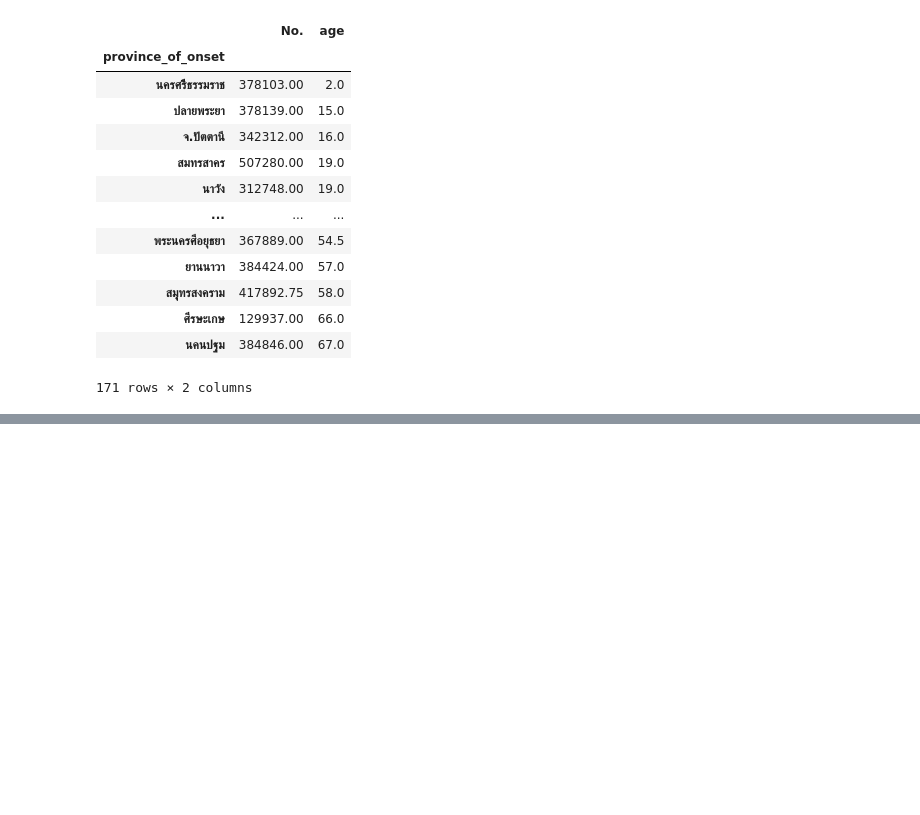
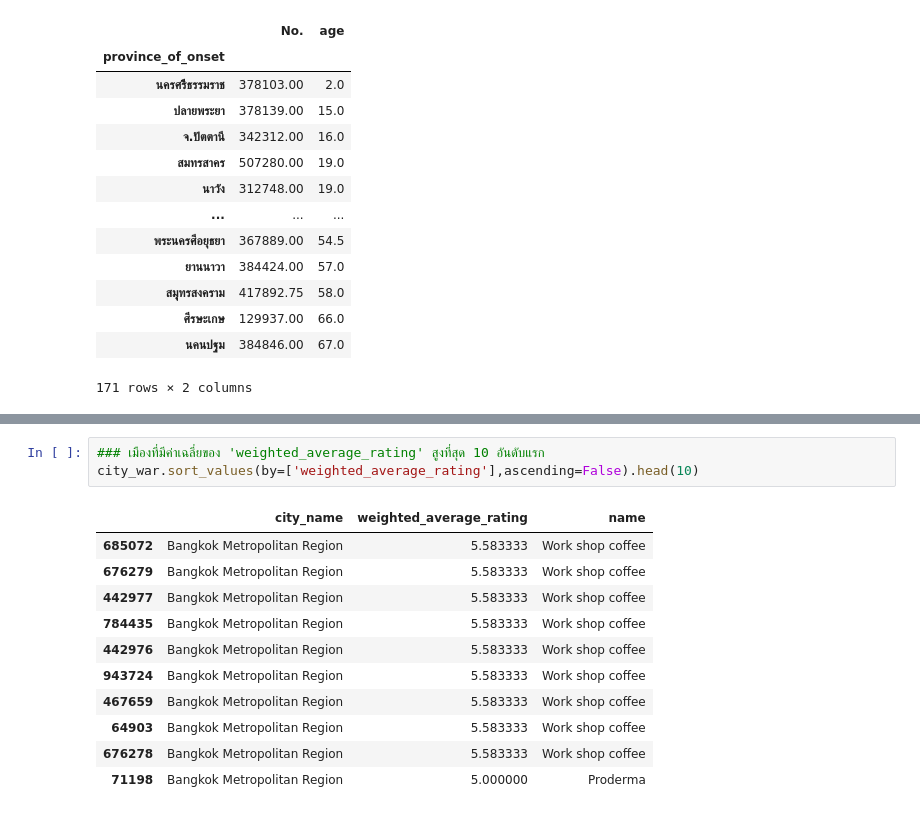
Before and after one commit to chuangchai49097/DWDM21, a Jupyter notebook: Data_Preprocessing_(Chapter_3).ipynb, the cells around one changed output, grey strips where cells are left out. Cells and saved outputs as stored; diff of their text form; blank space fills up the shorter version.

```diff
--- a/Data_Preprocessing_(Chapter_3).ipynb
+++ b/Data_Preprocessing_(Chapter_3).ipynb
@@ -1451,0 +1516,15 @@ HW + Quiz
+# %%
+### เมืองที่มีค่าเฉลี่ยของ 'weighted_average_rating' สูงที่สุด 10 อันดับแรก
+city_war.sort_values(by=['weighted_average_rating'],ascending=False).head(10)
+# %% [output]
+|  | city_name | weighted_average_rating | name |
+| 685072 | Bangkok Metropolitan Region | 5.583333 | Work shop coffee |
+| 676279 | Bangkok Metropolitan Region | 5.583333 | Work shop coffee |
+| 442977 | Bangkok Metropolitan Region | 5.583333 | Work shop coffee |
+| 784435 | Bangkok Metropolitan Region | 5.583333 | Work shop coffee |
+| 442976 | Bangkok Metropolitan Region | 5.583333 | Work shop coffee |
+| 943724 | Bangkok Metropolitan Region | 5.583333 | Work shop coffee |
+| 467659 | Bangkok Metropolitan Region | 5.583333 | Work shop coffee |
+| 64903 | Bangkok Metropolitan Region | 5.583333 | Work shop coffee |
+| 676278 | Bangkok Metropolitan Region | 5.583333 | Work shop coffee |
+| 71198 | Bangkok Metropolitan Region | 5.000000 | Proderma |
```
Also changed, not shown: parts of 13 cells of this notebook.
